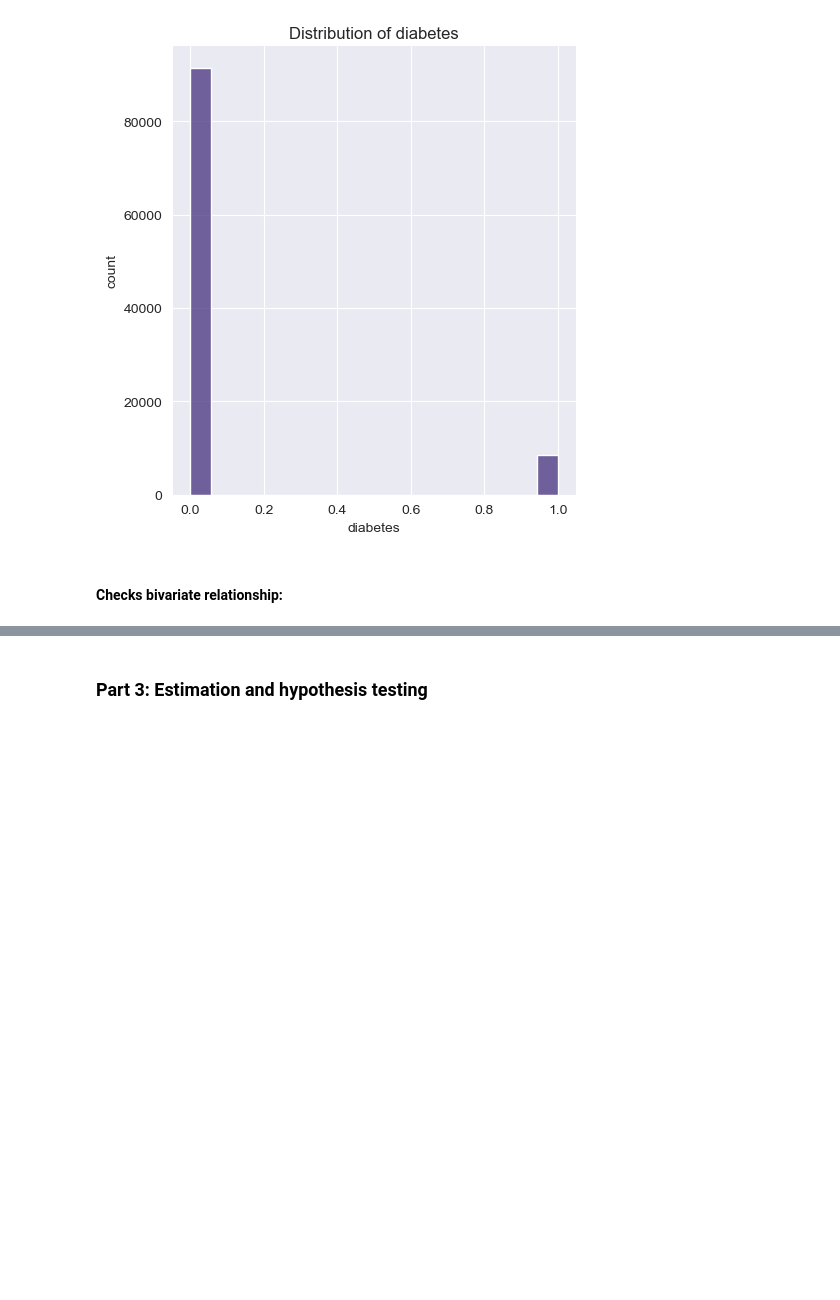
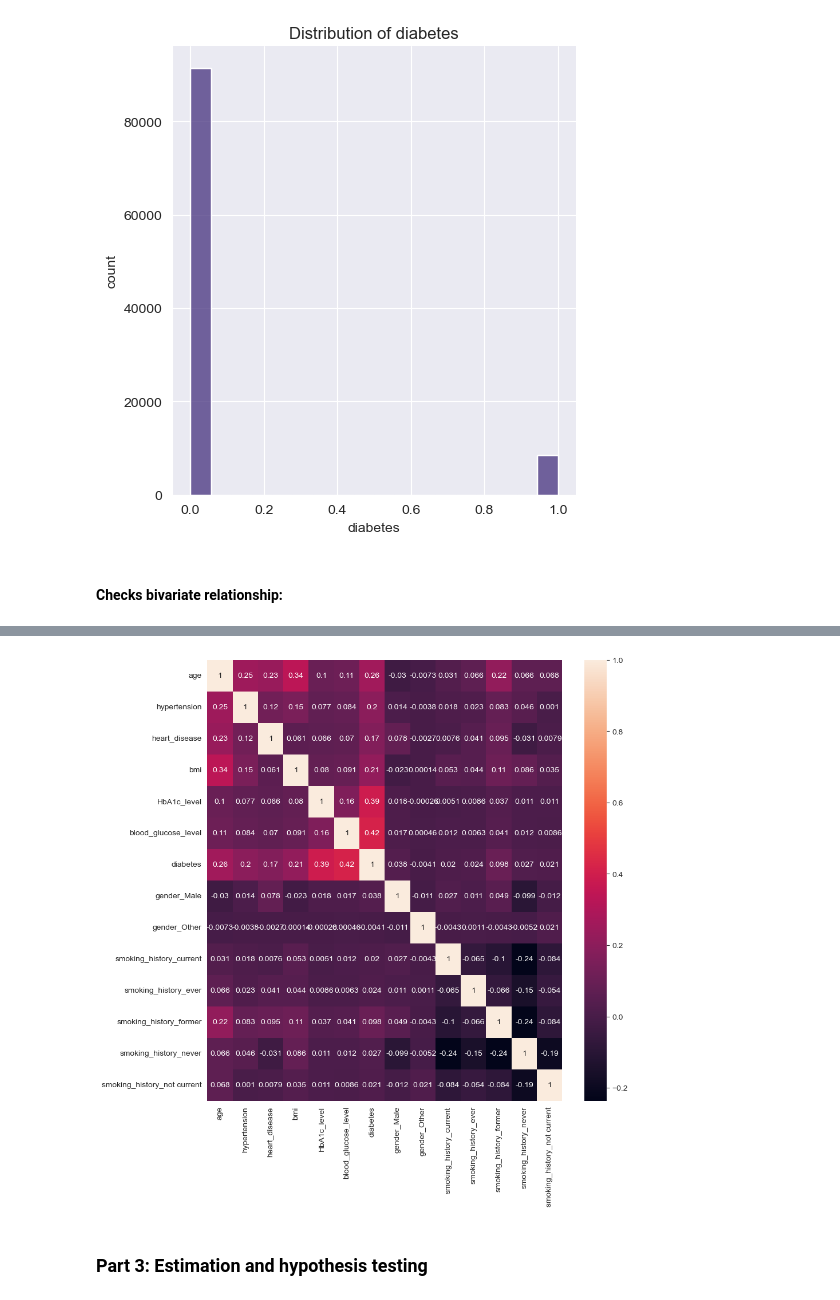
Before and after one commit to LiorBenSidi/Mini-Project, a Jupyter notebook: Mini-Project.ipynb, the cells around one changed output, grey strips where cells are left out. Drawn from its saved outputs; the diff is of its cells as text; code cells hidden in the pictures; blank space fills up the shorter version.

```diff
--- a/Mini-Project.ipynb
+++ b/Mini-Project.ipynb
@@ -218,0 +226,9 @@ the correlation between age and diabetes is 0.25800803335609646
+# %%
+encoded_df = pd.get_dummies(df_diabetes, columns=['gender', 'smoking_history'], drop_first=True)
+
+for col in encoded_df.columns.unique():
+    if type(encoded_df[col] == bool):
+        encoded_df.replace({col: {'True': 1, 'False': 0}}, inplace=True)
+        encoded_df[col] = encoded_df[col].astype(int)
+
+encoded_df.head(10)
@@ -219,3 +247,12 @@ the correlation between age and diabetes is 0.25800803335609646
+# %%
+# compute correlation between each pair of variables in data frame
+correlations = encoded_df.corr()
+
+# plot heat map
+plt.figure(figsize=(10,10))
+g=sns.heatmap(correlations,annot=True)
+# %% [output]
+[figure, added]
 # %%
 #TODO: Check if the grapes and the calculation of correlation is wrong
 # %% [markdown]
```
Also changed, not shown: parts of 4 cells of this notebook.
